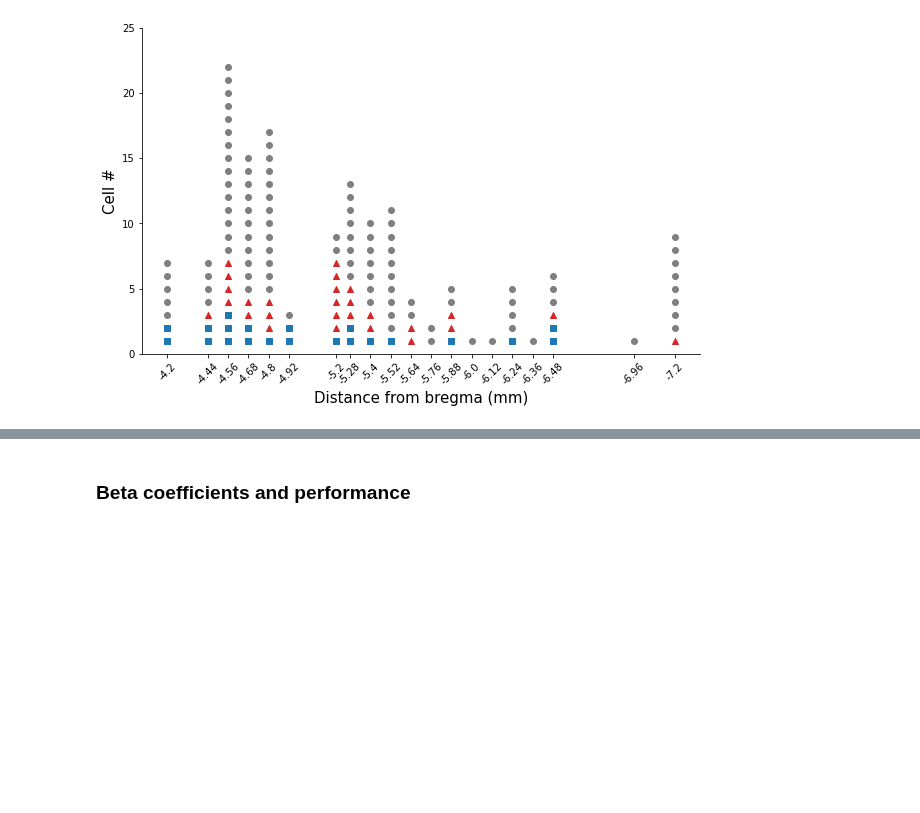
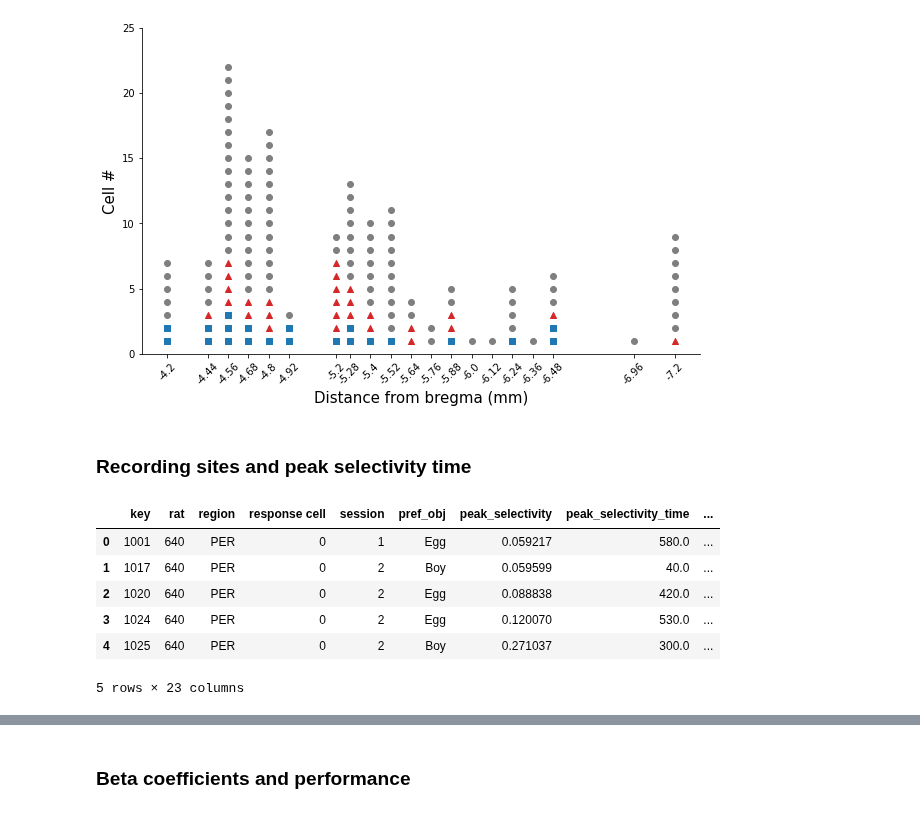
Before and after one commit to heung10/multimodal-object-recognition, a Jupyter notebook: neural/5. Modality-specific object selectivity.ipynb, the cells around one changed output, grey strips where cells are left out. Cells and saved outputs as stored; diff of their text form; code cells hidden in the pictures; blank space fills up the shorter version.

```diff
--- a/neural/5. Modality-specific object selectivity.ipynb
+++ b/neural/5. Modality-specific object selectivity.ipynb
@@ -400,3 +420,15 @@ ax.set_xlabel('Distance from bregma (mm)',fontsize=15);
 #plt.savefig(fig_path / 'anatomy_category_scatter.png', dpi=300,facecolor='white')
 # %% [output]
 [figure]
+# %% [markdown]
+### Recording sites and peak selectivity time
+# %%
+df.head(5)
+# %% [output]
+|  | key | rat | region | response cell | session | pref_obj | peak_selectivity | peak_selectivity_time | ... |
+| 0 | 1001 | 640 | PER | 0 | 1 | Egg | 0.059217 | 580.0 | ... |
+| 1 | 1017 | 640 | PER | 0 | 2 | Boy | 0.059599 | 40.0 | ... |
+| 2 | 1020 | 640 | PER | 0 | 2 | Egg | 0.088838 | 420.0 | ... |
+| 3 | 1024 | 640 | PER | 0 | 2 | Egg | 0.120070 | 530.0 | ... |
+| 4 | 1025 | 640 | PER | 0 | 2 | Boy | 0.271037 | 300.0 | ... |
+5 rows × 23 columns
```
Also changed, not shown: parts of 3 cells of this notebook, 6 other files.
